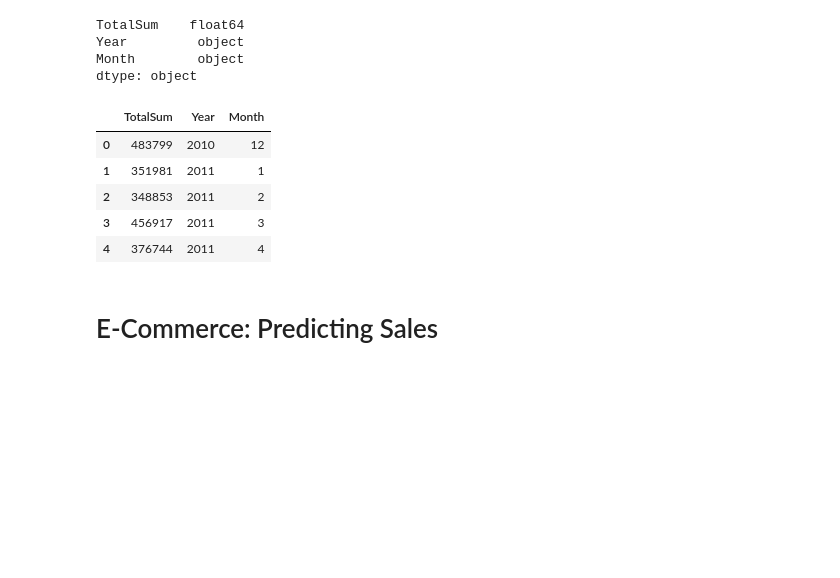
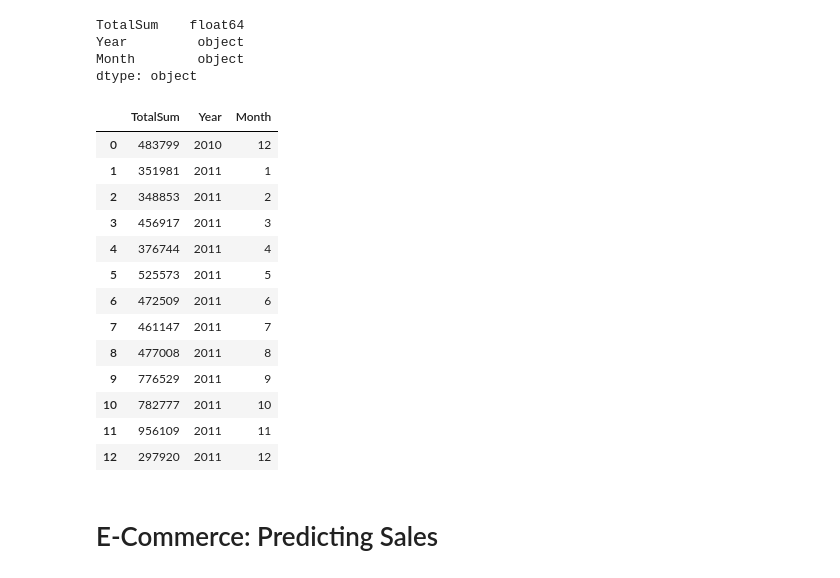
Before and after one commit to Katerina-88/Python_course, a Jupyter notebook: Online_retail_EDA.ipynb, the cells around one changed output. Cells and saved outputs as stored; diff of their text form; code cells hidden in the pictures; blank space fills up the shorter version.

```diff
--- a/Online_retail_EDA.ipynb
+++ b/Online_retail_EDA.ipynb
@@ -347,14 +339,22 @@ sales_predict.Year = sales_predict.Year.astype('int64')
 sales_predict.Month = sales_predict.Month.astype('int64')
 sales_predict.TotalSum = sales_predict.TotalSum.astype('int64')
 # %%
-sales_predict.head()
+sales_predict
 # %% [output]
 |  | TotalSum | Year | Month |
 | 0 | 483799 | 2010 | 12 |
 | 1 | 351981 | 2011 | 1 |
 | 2 | 348853 | 2011 | 2 |
 | 3 | 456917 | 2011 | 3 |
 | 4 | 376744 | 2011 | 4 |
+| 5 | 525573 | 2011 | 5 |
+| 6 | 472509 | 2011 | 6 |
+| 7 | 461147 | 2011 | 7 |
+| 8 | 477008 | 2011 | 8 |
+| 9 | 776529 | 2011 | 9 |
+| 10 | 782777 | 2011 | 10 |
+| 11 | 956109 | 2011 | 11 |
+| 12 | 297920 | 2011 | 12 |
 # %% [markdown]
 # E-Commerce: Predicting Sales
 # %% [markdown]
```
Also changed, not shown: parts of 3 cells of this notebook.
